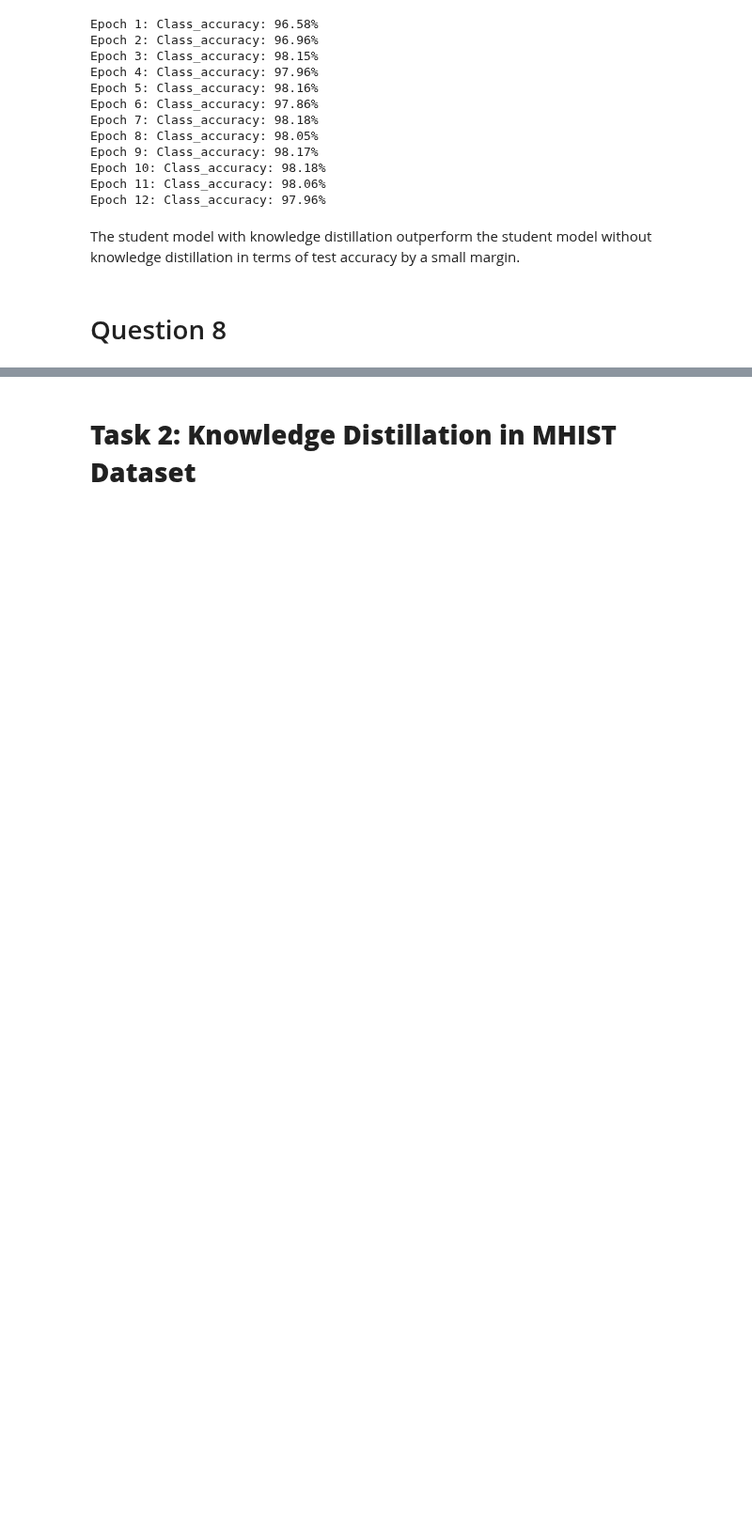
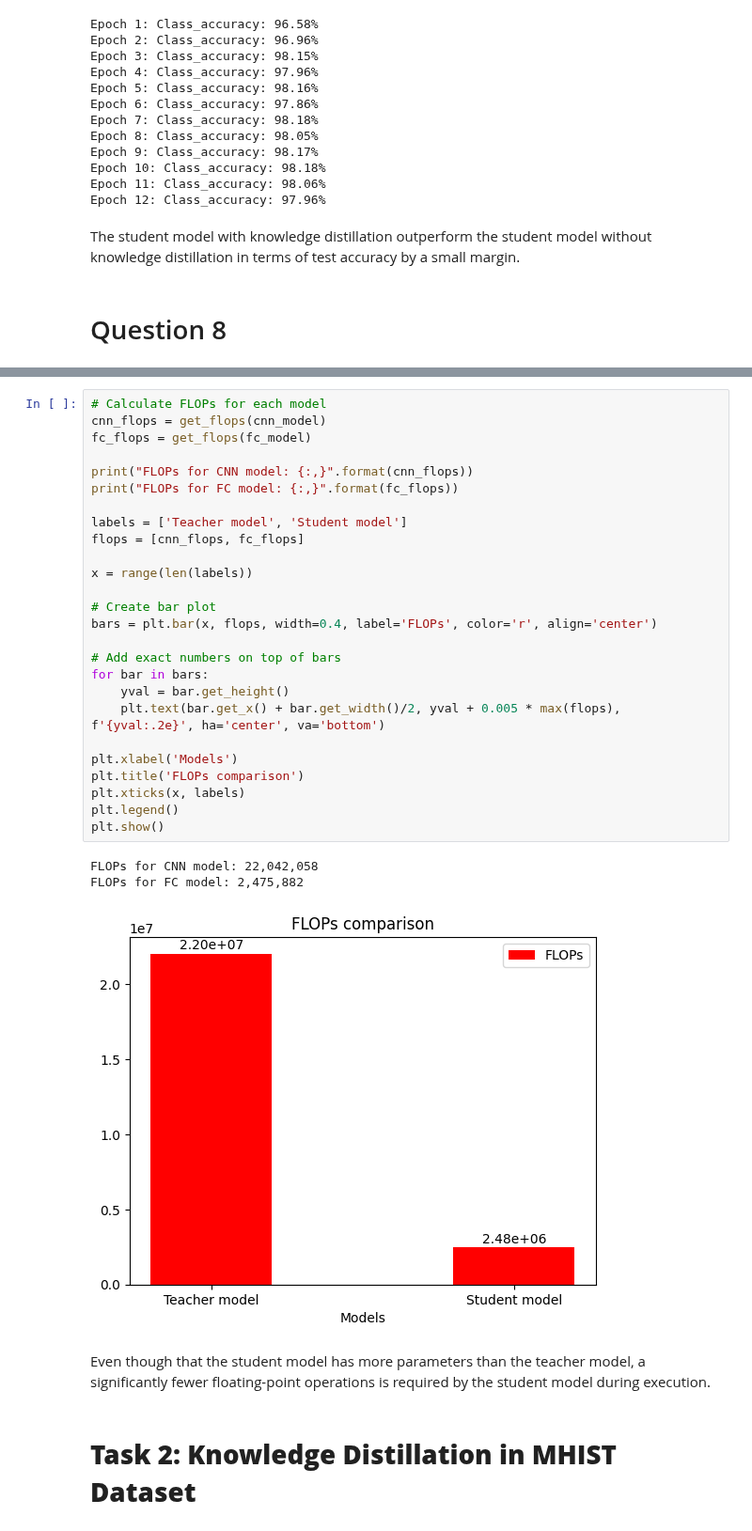
Before and after one commit to sunhuanhuan920/ECE1512_2023F_ProjectRepo_Zhenhuan_Sun, a Jupyter notebook: Project A/Task_1.ipynb, the cells around one changed output, grey strips where cells are left out. Shown at 94% size. Cells and saved outputs as stored; diff of their text form; blank space fills up the shorter version.

```diff
--- a/Project A/Task_1.ipynb
+++ b/Project A/Task_1.ipynb
@@ -492,2 +564,34 @@ The student model with knowledge distillation outperform the student model witho
+# %%
+# Calculate FLOPs for each model
+cnn_flops = get_flops(cnn_model)
+fc_flops = get_flops(fc_model)
+
+print("FLOPs for CNN model: {:,}".format(cnn_flops))
+print("FLOPs for FC model: {:,}".format(fc_flops))
+
+labels = ['Teacher model', 'Student model']
+flops = [cnn_flops, fc_flops]
+
+x = range(len(labels))
+
+# Create bar plot
+bars = plt.bar(x, flops, width=0.4, label='FLOPs', color='r', align='center')
+
+# Add exact numbers on top of bars
+for bar in bars:
+    yval = bar.get_height()
+    plt.text(bar.get_x() + bar.get_width()/2, yval + 0.005 * max(flops), f'{yval:.2e}', ha='center', va='bottom')
+
+plt.xlabel('Models')
+plt.title('FLOPs comparison')
+plt.xticks(x, labels)
+plt.legend()
+plt.show()
+# %% [output]
+FLOPs for CNN model: 22,042,058
+FLOPs for FC model: 2,475,882
+[figure, added]
+# %% [markdown]
+Even though that the student model has more parameters than the teacher model, a significantly fewer floating-point operations is required by the student model during execution.
 # %% [markdown]
 # **Task 2: Knowledge Distillation in MHIST Dataset**
```
Also changed, not shown: parts of 9 cells of this notebook.
